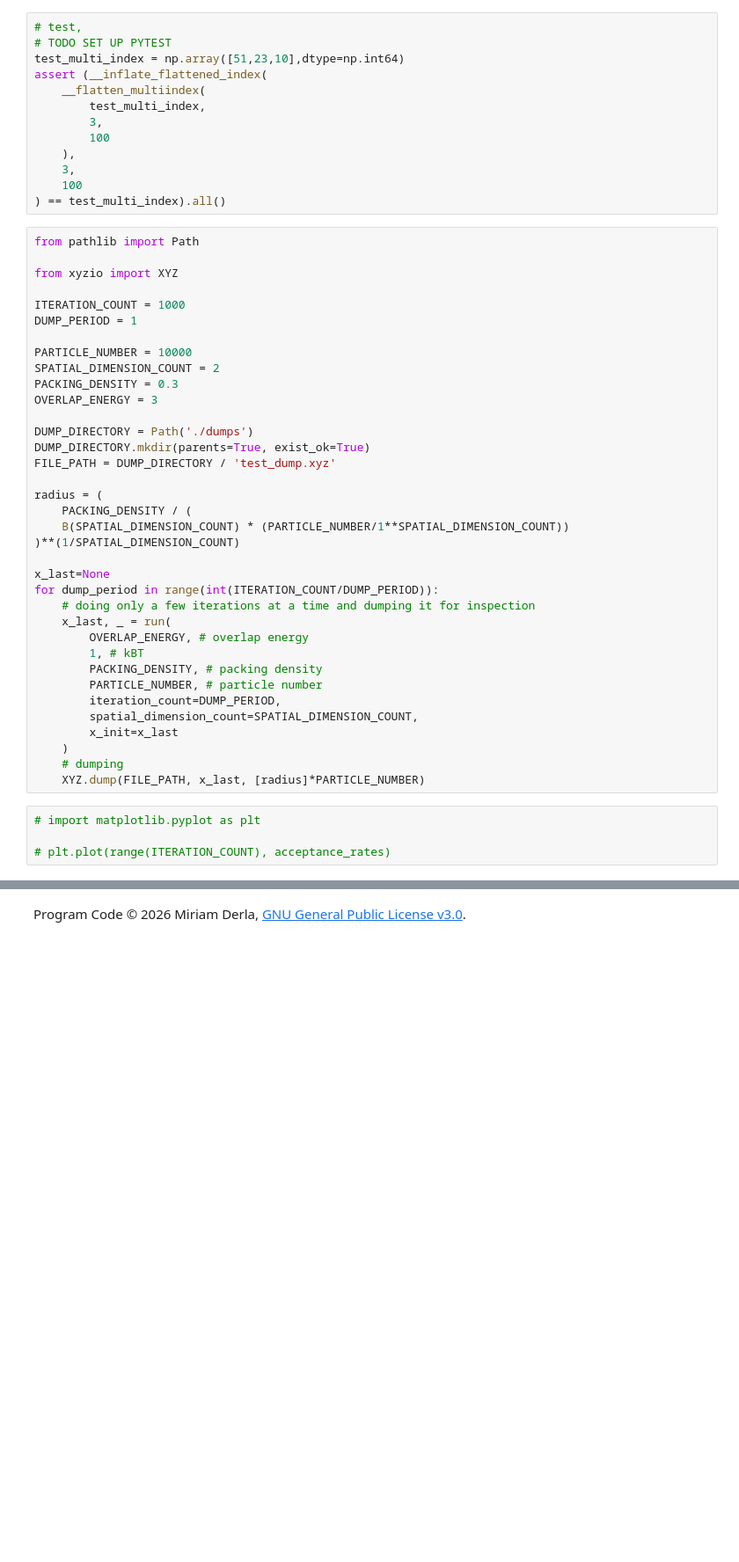
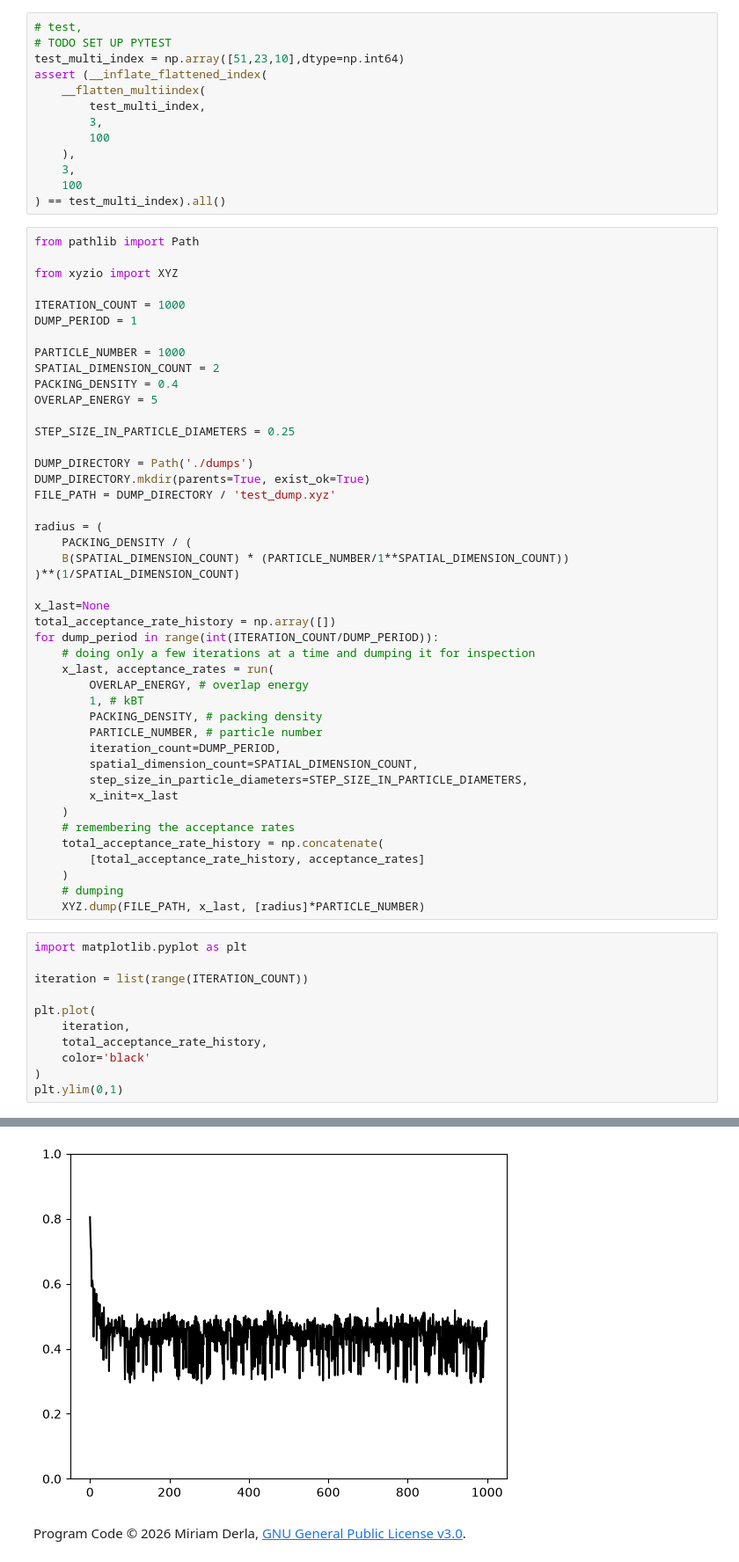
Before and after one commit to mderla/fully-penetrable-particle-fluid, a Jupyter notebook: prototyping.ipynb, the cells around one changed output, grey strips where cells are left out. Shown at 88% size. Drawn from its saved outputs; the diff is of its cells as text; blank space fills up the shorter version.

Commit message:
Now plotting acceptance rates in prototyping.ipynb

```diff
--- a/prototyping.ipynb
+++ b/prototyping.ipynb
@@ -422,10 +422,12 @@ from xyzio import XYZ
 ITERATION_COUNT = 1000
 DUMP_PERIOD = 1
 
-PARTICLE_NUMBER = 10000
+PARTICLE_NUMBER = 1000
 SPATIAL_DIMENSION_COUNT = 2
-PACKING_DENSITY = 0.3
-OVERLAP_ENERGY = 3
+PACKING_DENSITY = 0.4
+OVERLAP_ENERGY = 5
+
+STEP_SIZE_IN_PARTICLE_DIAMETERS = 0.25
 
 DUMP_DIRECTORY = Path('./dumps')
 DUMP_DIRECTORY.mkdir(parents=True, exist_ok=True)
@@ -437,20 +439,34 @@ radius = (
 )**(1/SPATIAL_DIMENSION_COUNT)
 
 x_last=None
+total_acceptance_rate_history = np.array([])
 for dump_period in range(int(ITERATION_COUNT/DUMP_PERIOD)):
 	# doing only a few iterations at a time and dumping it for inspection
-	x_last, _ = run(
+	x_last, acceptance_rates = run(
 		OVERLAP_ENERGY, # overlap energy
 		1, # kBT
 		PACKING_DENSITY, # packing density
 		PARTICLE_NUMBER, # particle number
 		iteration_count=DUMP_PERIOD,
 		spatial_dimension_count=SPATIAL_DIMENSION_COUNT,
+		step_size_in_particle_diameters=STEP_SIZE_IN_PARTICLE_DIAMETERS,
 		x_init=x_last
+	)
+	# remembering the acceptance rates
+	total_acceptance_rate_history = np.concatenate(
+		[total_acceptance_rate_history, acceptance_rates]
 	)
 	# dumping
 	XYZ.dump(FILE_PATH, x_last, [radius]*PARTICLE_NUMBER)
 # %%
-# import matplotlib.pyplot as plt
+import matplotlib.pyplot as plt
 
-# plt.plot(range(ITERATION_COUNT), acceptance_rates)
+iteration = list(range(ITERATION_COUNT))
+
+plt.plot(
+    iteration,
+    total_acceptance_rate_history,
+    color='black'
+)
+plt.ylim(0,1)
+# %% [output]
@@ -457,2 +474,3 @@ for dump_period in range(int(ITERATION_COUNT/DUMP_PERIOD)):
+[figure, added]
 # %% [markdown]
 Program Code &copy; 2026 Miriam Derla, [GNU General Public License v3.0](https://www.gnu.org/licenses/).
```
Also changed, not shown: parts of 1 cell of this notebook.
